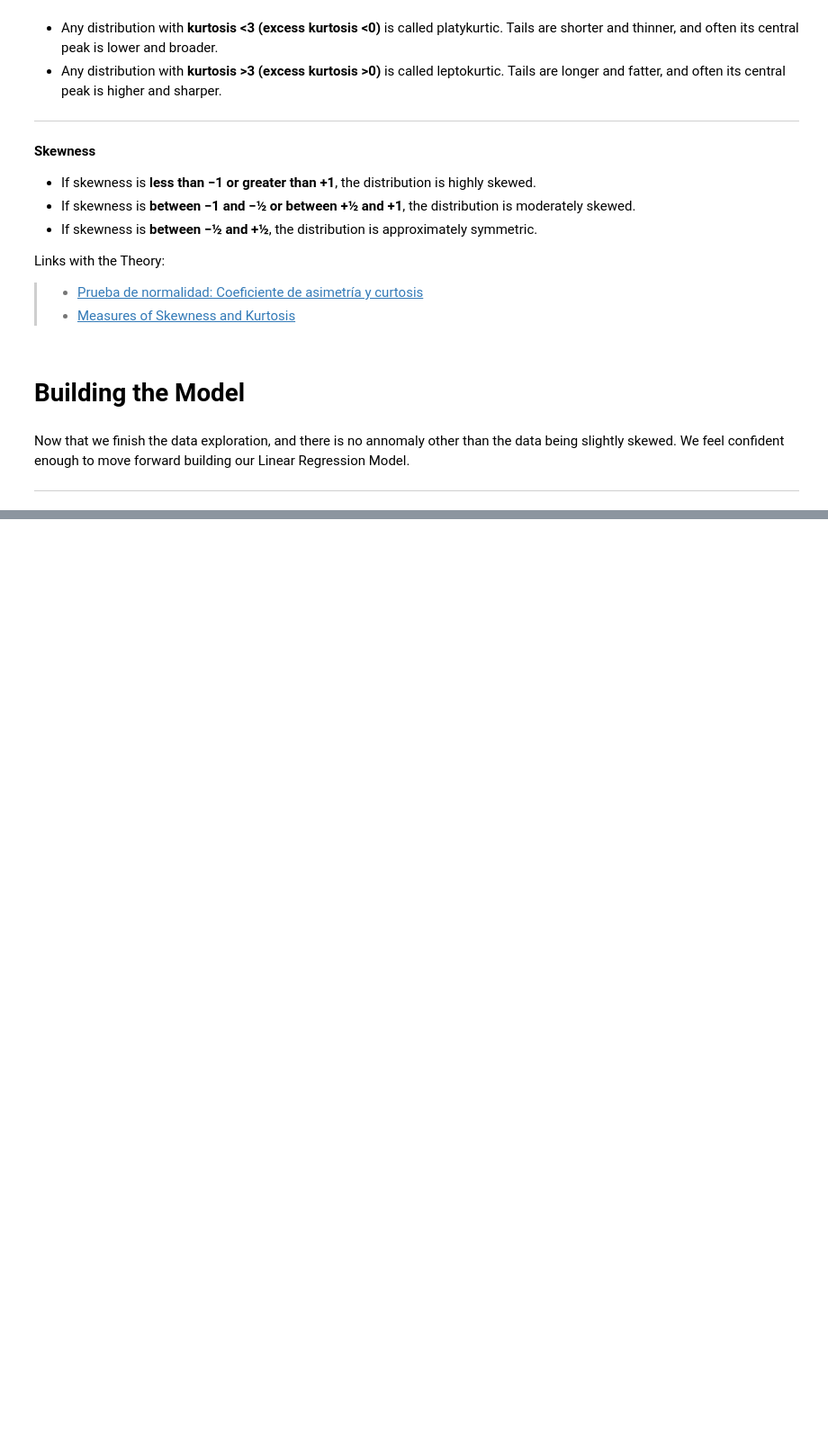
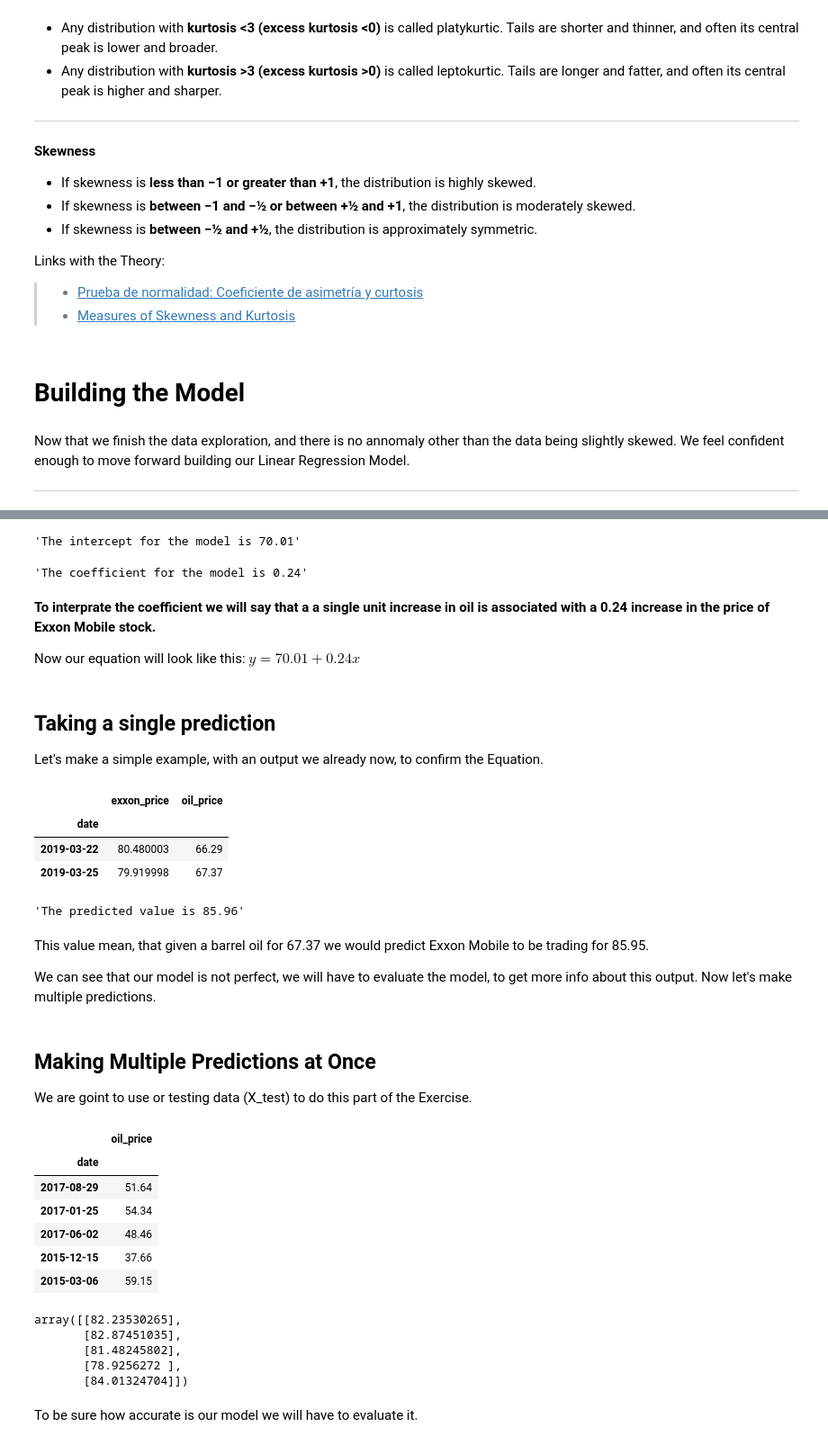
Before and after one commit to Richardbmk/datascience_machinelearning, a Jupyter notebook: ExxonMobile-vs-BarrelOil-Problem.ipynb, the cells around one changed output, grey strips where cells are left out. Shown: that part at 90% size. Drawn from its saved outputs; the diff is of its cells as text; code cells hidden in the pictures; blank space fills up the shorter version.

```diff
--- a/ExxonMobile-vs-BarrelOil-Problem.ipynb
+++ b/ExxonMobile-vs-BarrelOil-Problem.ipynb
@@ -332,0 +408,64 @@ We feel confident enough to move forward building our Linear Regression Model.
+# %%
+# Let's get the The intercept and the Coefficient of X
+intercept = regression_model.intercept_[0]
+coefficient = regression_model.coef_[0][0]
+
+display(f"The intercept for the model is {intercept:.2f}")
+display(f"The coefficient for the model is {coefficient:.2f}")
+# %% [output]
+'The intercept for the model is 70.01'
+'The coefficient for the model is 0.24'
+# %% [markdown]
+**To interprate the coefficient we will say that a a single unit increase in oil is associated with a 0.24 increase in the price of Exxon Mobile stock.**
+
+Now our equation will look like this:
+                        $ y = 70.01 + 0.24x $
+# %% [markdown]
+## Taking a single prediction
+
+Let's make a simple example, with an output we already now, to confirm the Equation.
+# %%
+# Looking the end of the original data set, to get the oil price
+price.tail(2)
+# %% [output]
+|  | exxon_price | oil_price |
+| date |  |  |
+| 2019-03-22 | 80.480003 | 66.29 |
+| 2019-03-25 | 79.919998 | 67.37 |
+# %%
+# Let's test a prediction
+prediction = regression_model.predict([[67.37]])
+prediction = prediction[0][0]
+display(f"The predicted value is {prediction:.2f}")
+# %% [output]
+'The predicted value is 85.96'
+# %% [markdown]
+This value mean, that given a barrel oil for 67.37 we would predict Exxon Mobile to be trading for 85.95.
+
+We can see that our model is not perfect, we will have to evaluate the model, to get more info about this output. Now let's make multiple predictions.
+# %% [markdown]
+## Making Multiple Predictions at Once
+
+We are goint to use or testing data (X_test) to do this part of the Exercise.
+# %%
+X_test.head()
+# %% [output]
+|  | oil_price |
+| date |  |
+| 2017-08-29 | 51.64 |
+| 2017-01-25 | 54.34 |
+| 2017-06-02 | 48.46 |
+| 2015-12-15 | 37.66 |
+| 2015-03-06 | 59.15 |
+# %%
+# Getting multiple prediction
+y_predict = regression_model.predict(X_test)
+y_predict[:5]
+# %% [output]
+array([[82.23530265],
+       [82.87451035],
+       [81.48245802],
+       [78.9256272 ],
+       [84.01324704]])
+# %% [markdown]
+To be sure how accurate is our model we will have to evaluate it.
```
Also changed, not shown: parts of 20 cells of this notebook.
